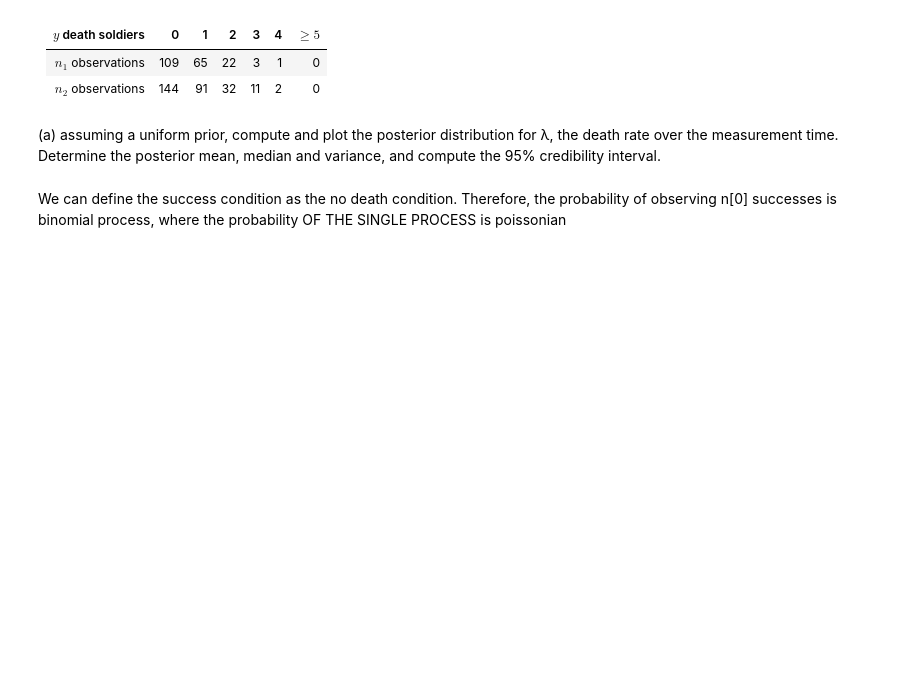
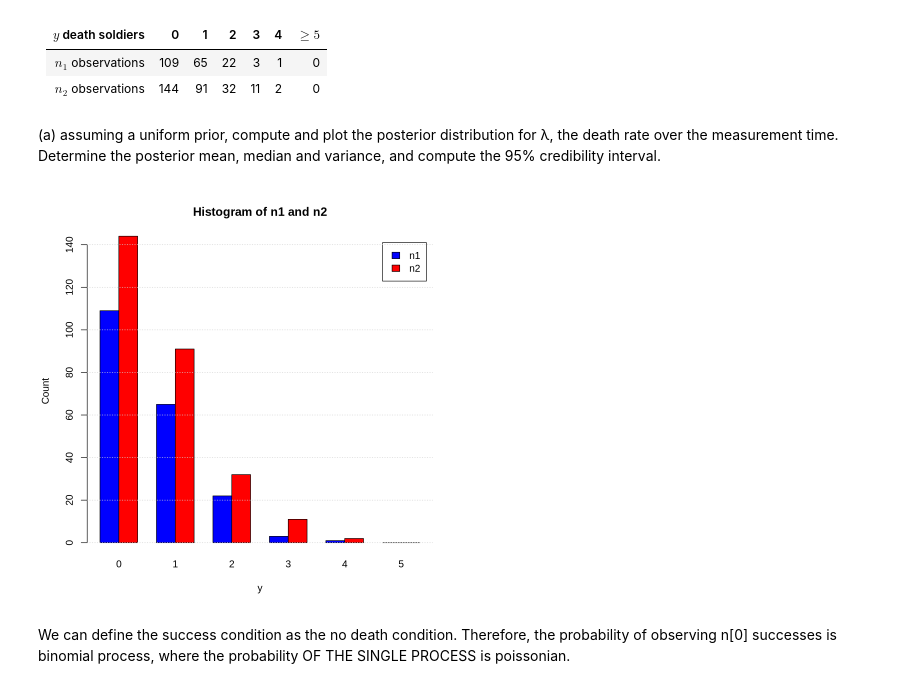
Before and after one commit to pietromalagoli/asp, a Jupyter notebook: code/lab06/Malagoli_Pietro_RLab06.ipynb, the cells around one changed output. Cells and saved outputs as stored; diff of their text form; code cells hidden in the pictures; blank space fills up the shorter version.

```diff
--- a/code/lab06/Malagoli_Pietro_RLab06.ipynb
+++ b/code/lab06/Malagoli_Pietro_RLab06.ipynb
@@ -15,16 +18,19 @@ credibility interval.
 # %%
 y <- c(0, 1, 2, 3, 4, 5)
 n1 <- c(109, 65, 22, 3, 1, 0)
 n2 <- c(144, 91, 32, 11, 2, 0)
 n <- n1 + n2
 
-data <- data.frame(y = y, n = n)
-
 space <- seq(0, 1.5, 0.01) # valori molto indicativi del parametro lambda, poi si mettono a posto vedendo come vengono i risultati
 
-prior <- replicate(length(space), 1 / length(space))
-#print(prior)
+counts <- rbind(n1, n2)
 
-likelihood <- dpois(sum(n), space)
+barplot(counts, beside = TRUE, names.arg = y, col = c("blue", "red"),
+        legend = c("n1", "n2"), xlab = "y", ylab = "Count",
+        main = "Histogram of n1 and n2")
+
+grid(nx = NA, ny = NULL)
+# %% [output]
+[figure, added]
 # %% [markdown]
-We can define the success condition as the no death condition. Therefore, the probability of observing n[0] successes is binomial process, where the probability OF THE SINGLE PROCESS is poissonian
+We can define the success condition as the no death condition. Therefore, the probability of observing n[0] successes is binomial process, where the probability OF THE SINGLE PROCESS is poissonian.
```
Also changed, not shown: parts of 4 cells of this notebook.
